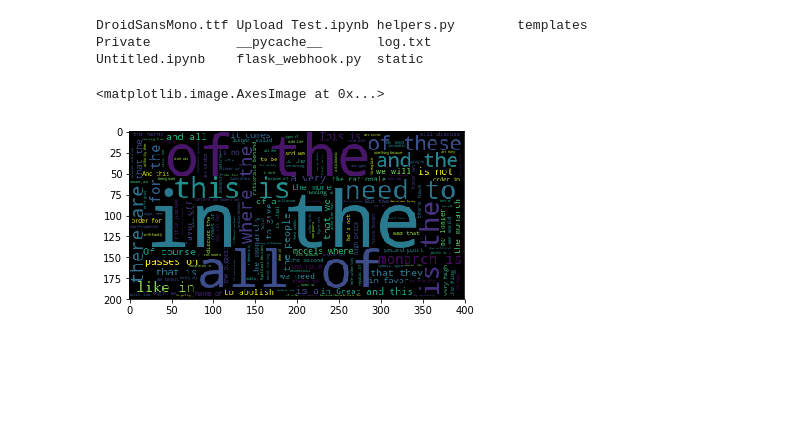
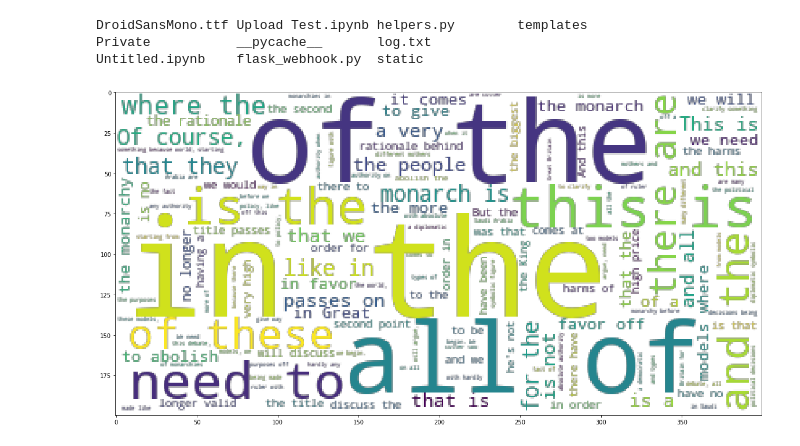
Before and after one commit to Pietrassyk/FinalProject, a Jupyter notebook: Debug.ipynb, the cells around one changed output. Saved outputs shown, nothing was run; the diff lists cells and outputs as text; code cells hidden in the pictures; blank space fills up the shorter version.

```diff
--- a/Debug.ipynb
+++ b/Debug.ipynb
@@ -110,10 +110,14 @@ DroidSansMono.ttf Upload Test.ipynb helpers.py        templates
 Private           __pycache__       log.txt
 Untitled.ipynb    flask_webhook.py  static
 # %%
-cloud = wordcloud.WordCloud(font_path = "Flask/DroidSansMono.ttf").generate_from_frequencies(testfd)
+cloud = wordcloud.WordCloud(font_path = "Flask/DroidSansMono.ttf",
+                           background_color = None,
+                           mode = "RGBA").generate_from_frequencies(testfd)
 # %%
+
 import matplotlib.pyplot as plt
+fig = plt.figure(figsize = (20,20))
 plt.imshow(cloud)
+plt.savefig("testiop.png")
 # %% [output]
-<matplotlib.image.AxesImage at 0x...>
-[figure, old version]
+[figure, new version]
```
Also changed, not shown: parts of 1 cell of this notebook, 5 other files.
